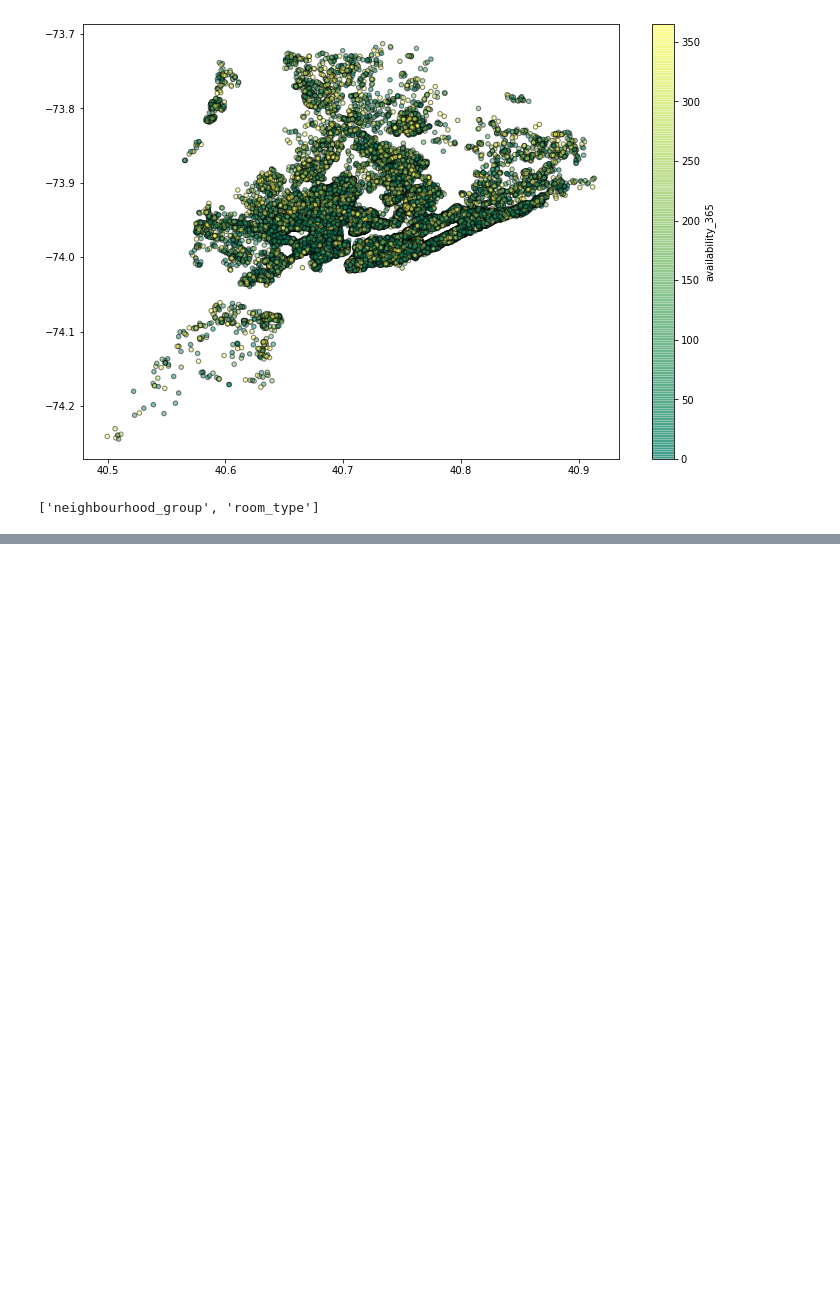
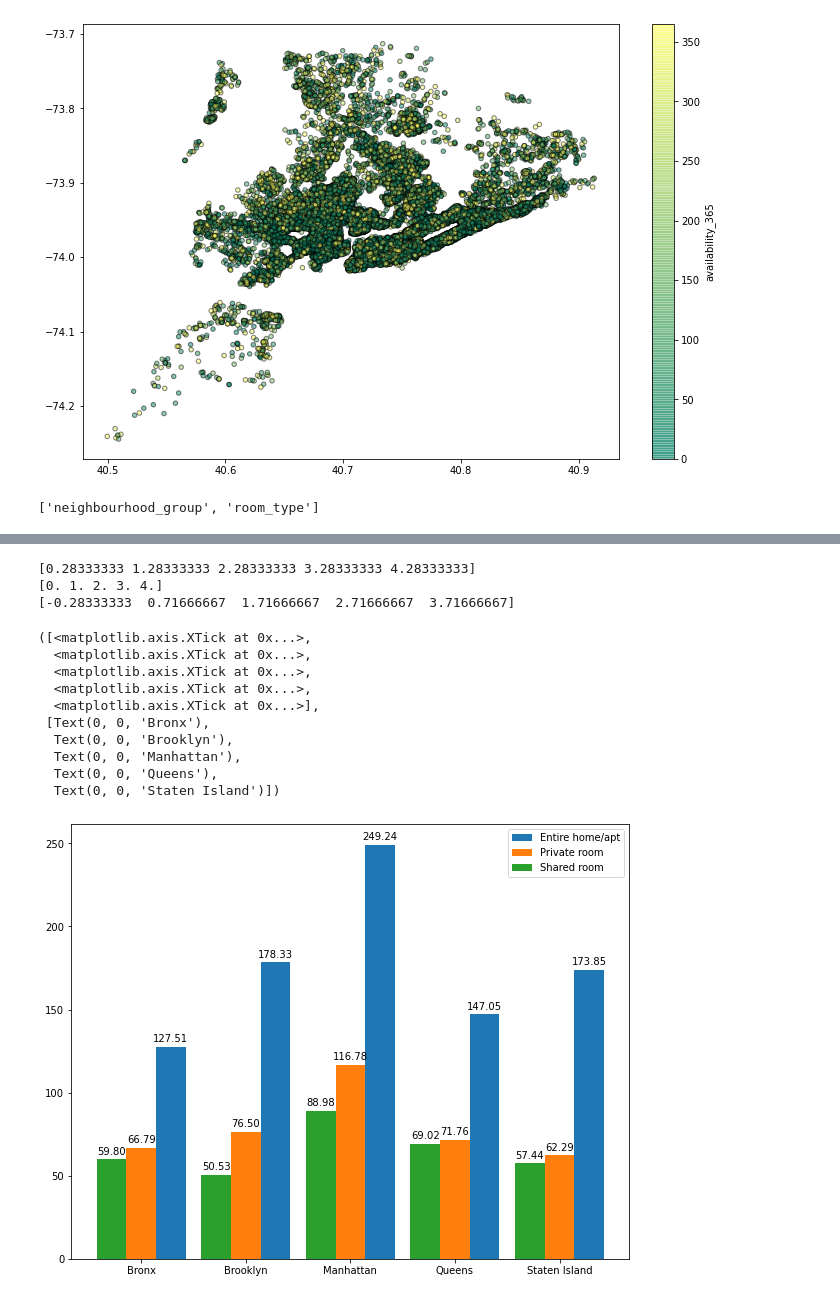
Before and after one commit to Pro100v/SkillBox-DataScience, a Jupyter notebook: Matplotlib/14-3 hw.ipynb, the cells around one changed output, grey strips where cells are left out. Saved outputs shown, nothing was run; the diff lists cells and outputs as text; code cells hidden in the pictures; blank space fills up the shorter version.

```diff
--- a/Matplotlib/14-3 hw.ipynb
+++ b/Matplotlib/14-3 hw.ipynb
@@ -71,0 +109,3 @@ pd.get_dummies(df, columns=[column for column in df.columns if df[column].nuniqu
+# %%
+pivot = df.pivot_table(index='room_type', columns='neighbourhood_group', values='price', aggfunc='mean')
+pivot
@@ -71,0 +118,33 @@ pd.get_dummies(df, columns=[column for column in df.columns if df[column].nuniqu
+# %%
+plt.figure(figsize=(10, 8))
+pad = 0.15
+width = (1 - pad) / len(pivot.index)
+x = np.arange(len(pivot.columns))
+
+i = -1
+bars = []
+for index, row in pivot.iterrows():
+    print(x - i*width)
+    bar = plt.bar(x - i*width, row.values, width=width, label=index)
+    autolabel(bar)
+    i += 1
+
+plt.legend()
+plt.xticks(x, pivot.columns)
+# for bar in bars:
+#     autolabel(bar)
+# %% [output]
+[0.28333333 1.28333333 2.28333333 3.28333333 4.28333333]
+[0. 1. 2. 3. 4.]
+[-0.28333333  0.71666667  1.71666667  2.71666667  3.71666667]
+([<matplotlib.axis.XTick at 0x...>,
+  <matplotlib.axis.XTick at 0x...>,
+  <matplotlib.axis.XTick at 0x...>,
+  <matplotlib.axis.XTick at 0x...>,
+  <matplotlib.axis.XTick at 0x...>],
+ [Text(0, 0, 'Bronx'),
+  Text(0, 0, 'Brooklyn'),
+  Text(0, 0, 'Manhattan'),
+  Text(0, 0, 'Queens'),
+  Text(0, 0, 'Staten Island')])
+[figure, added]
```
Also changed, not shown: parts of 8 cells of this notebook.
